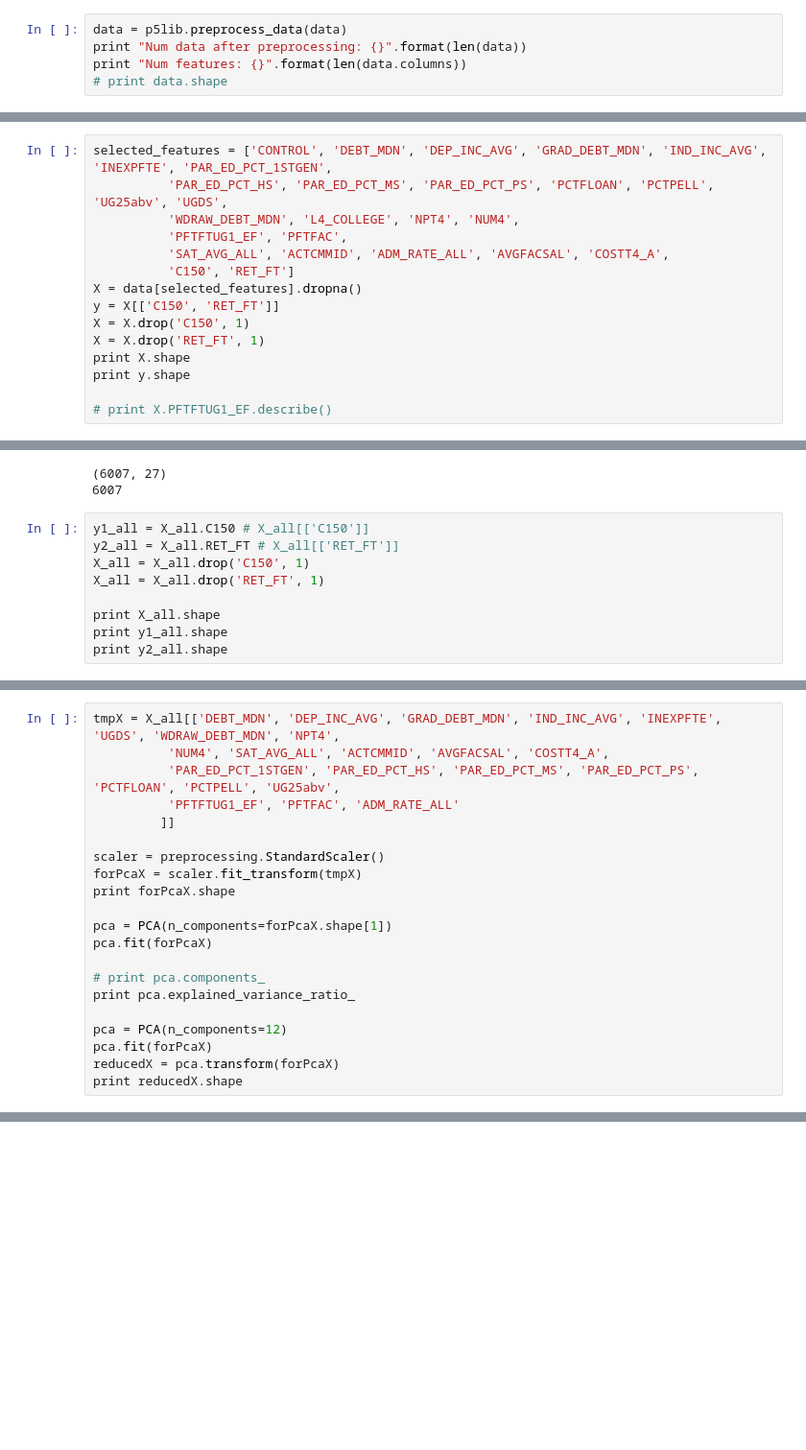
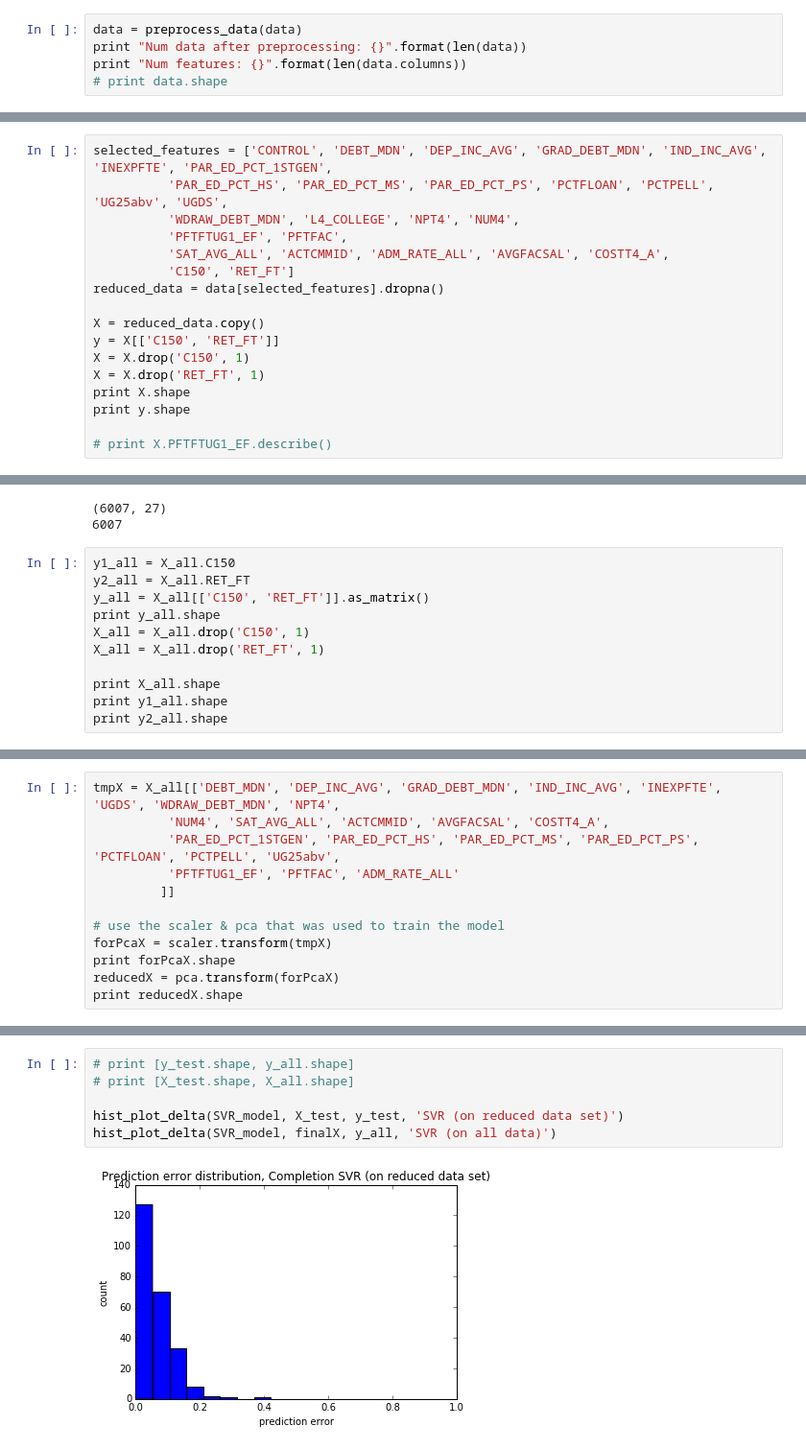
Before and after one commit to reynardmh/mlnd-projects, a Jupyter notebook: p5/CollegeScorecard_Raw_Data/model-reduced-dataset.ipynb, the cells around one changed output, grey strips where cells are left out. Shown at 96% size. Drawn from its saved outputs; the diff is of its cells as text; blank space fills up the shorter version.

```diff
--- a/p5/CollegeScorecard_Raw_Data/model-reduced-dataset.ipynb
+++ b/p5/CollegeScorecard_Raw_Data/model-reduced-dataset.ipynb
@@ -15,7 +15,7 @@ print "Number of rows: {}".format(len(data))
 Number of features: 1729
 Number of rows: 7804
 # %%
-data = p5lib.preprocess_data(data)
+data = preprocess_data(data)
 print "Num data after preprocessing: {}".format(len(data))
 print "Num features: {}".format(len(data.columns))
 # print data.shape
@@ -29,7 +29,9 @@ selected_features = ['CONTROL', 'DEBT_MDN', 'DEP_INC_AVG', 'GRAD_DEBT_MDN', 'IND
           'PFTFTUG1_EF', 'PFTFAC',
           'SAT_AVG_ALL', 'ACTCMMID', 'ADM_RATE_ALL', 'AVGFACSAL', 'COSTT4_A',
           'C150', 'RET_FT']
-X = data[selected_features].dropna()
+reduced_data = data[selected_features].dropna()
+
+X = reduced_data.copy()
 y = X[['C150', 'RET_FT']]
 X = X.drop('C150', 1)
 X = X.drop('RET_FT', 1)
@@ -412,8 +205,10 @@ print len(X_all.dropna()) # check there is no missing values
 (6007, 27)
 6007
 # %%
-y1_all = X_all.C150 # X_all[['C150']]
-y2_all = X_all.RET_FT # X_all[['RET_FT']]
+y1_all = X_all.C150
+y2_all = X_all.RET_FT
+y_all = X_all[['C150', 'RET_FT']].as_matrix()
+print y_all.shape
 X_all = X_all.drop('C150', 1)
 X_all = X_all.drop('RET_FT', 1)
 
@@ -431,18 +227,9 @@ tmpX = X_all[['DEBT_MDN', 'DEP_INC_AVG', 'GRAD_DEBT_MDN', 'IND_INC_AVG', 'INEXPF
           'PFTFTUG1_EF', 'PFTFAC', 'ADM_RATE_ALL'
          ]]
 
-scaler = preprocessing.StandardScaler()
-forPcaX = scaler.fit_transform(tmpX)
+# use the scaler & pca that was used to train the model
+forPcaX = scaler.transform(tmpX)
 print forPcaX.shape
-
-pca = PCA(n_components=forPcaX.shape[1])
-pca.fit(forPcaX)
-
-# print pca.components_
-print pca.explained_variance_ratio_
-
-pca = PCA(n_components=12)
-pca.fit(forPcaX)
 reducedX = pca.transform(forPcaX)
 print reducedX.shape
 # %% [output]
@@ -479,0 +268,8 @@ MSE on train data: 0.0569727990865
+# %%
+# print [y_test.shape, y_all.shape]
+# print [X_test.shape, X_all.shape]
+
+hist_plot_delta(SVR_model, X_test, y_test, 'SVR (on reduced data set)')
+hist_plot_delta(SVR_model, finalX, y_all, 'SVR (on all data)')
+# %% [output]
+[figure, added]
```
Also changed, not shown: parts of 17 cells of this notebook, 2 other files.
